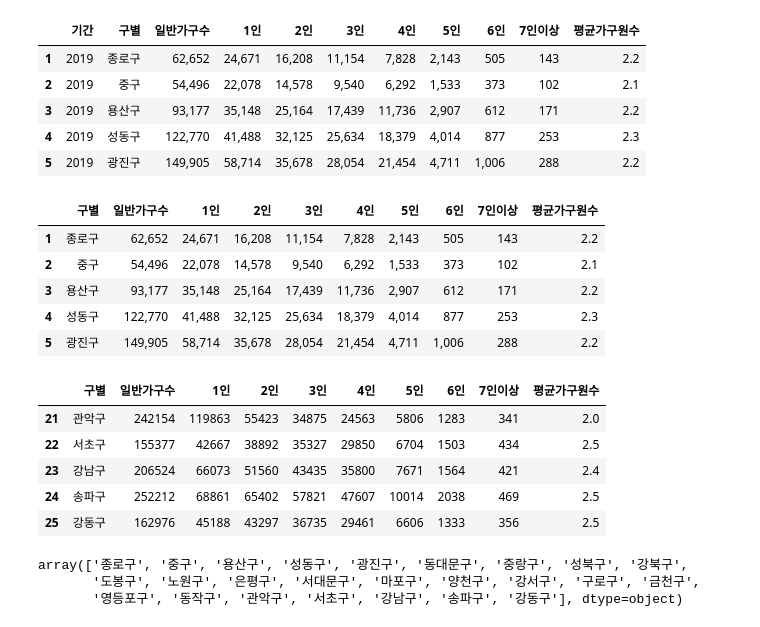
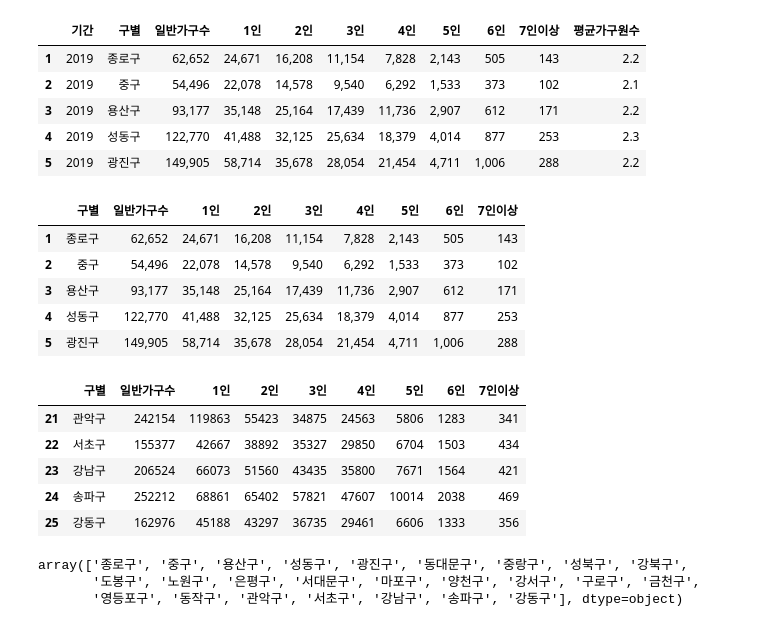
Before and after one commit to leele91/Data-Analysis-2020, a Jupyter notebook: 07.seoul/0002.가구원.ipynb, the cells around one changed output. Cells and saved outputs as stored; diff of their text form; code cells hidden in the pictures.

```diff
--- a/07.seoul/0002.가구원.ipynb
+++ b/07.seoul/0002.가구원.ipynb
@@ -45,15 +45,15 @@ soup.head()
 | 4 | 2019 | 성동구 | 122,770 | 41,488 | 32,125 | 25,634 | 18,379 | 4,014 | 877 | 253 | 2.3 |
 | 5 | 2019 | 광진구 | 149,905 | 58,714 | 35,678 | 28,054 | 21,454 | 4,711 | 1,006 | 288 | 2.2 |
 # %%
-soup2 = soup[['구별','일반가구수','1인','2인','3인','4인','5인','6인','7인이상','평균가구원수']]
+soup2 = soup[['구별','일반가구수','1인','2인','3인','4인','5인','6인','7인이상']]
 soup2.head()
 # %% [output]
-|  | 구별 | 일반가구수 | 1인 | 2인 | 3인 | 4인 | 5인 | 6인 | 7인이상 | 평균가구원수 |
-| 1 | 종로구 | 62,652 | 24,671 | 16,208 | 11,154 | 7,828 | 2,143 | 505 | 143 | 2.2 |
-| 2 | 중구 | 54,496 | 22,078 | 14,578 | 9,540 | 6,292 | 1,533 | 373 | 102 | 2.1 |
-| 3 | 용산구 | 93,177 | 35,148 | 25,164 | 17,439 | 11,736 | 2,907 | 612 | 171 | 2.2 |
-| 4 | 성동구 | 122,770 | 41,488 | 32,125 | 25,634 | 18,379 | 4,014 | 877 | 253 | 2.3 |
-| 5 | 광진구 | 149,905 | 58,714 | 35,678 | 28,054 | 21,454 | 4,711 | 1,006 | 288 | 2.2 |
+|  | 구별 | 일반가구수 | 1인 | 2인 | 3인 | 4인 | 5인 | 6인 | 7인이상 |
+| 1 | 종로구 | 62,652 | 24,671 | 16,208 | 11,154 | 7,828 | 2,143 | 505 | 143 |
+| 2 | 중구 | 54,496 | 22,078 | 14,578 | 9,540 | 6,292 | 1,533 | 373 | 102 |
+| 3 | 용산구 | 93,177 | 35,148 | 25,164 | 17,439 | 11,736 | 2,907 | 612 | 171 |
+| 4 | 성동구 | 122,770 | 41,488 | 32,125 | 25,634 | 18,379 | 4,014 | 877 | 253 |
+| 5 | 광진구 | 149,905 | 58,714 | 35,678 | 28,054 | 21,454 | 4,711 | 1,006 | 288 |
 # %%
 soup2['일반가구수'] = soup2['일반가구수'].map(lambda s: int(s.replace(',','')))
 soup2['1인'] = soup2['1인'].map(lambda s: int(s.replace(',','')))
@@ -66,12 +66,12 @@ soup2['7인이상'] = soup2['7인이상'].map(lambda s: int(s.replace(',','')))
 # %%
 soup2.tail()
 # %% [output]
-|  | 구별 | 일반가구수 | 1인 | 2인 | 3인 | 4인 | 5인 | 6인 | 7인이상 | 평균가구원수 |
-| 21 | 관악구 | 242154 | 119863 | 55423 | 34875 | 24563 | 5806 | 1283 | 341 | 2.0 |
-| 22 | 서초구 | 155377 | 42667 | 38892 | 35327 | 29850 | 6704 | 1503 | 434 | 2.5 |
-| 23 | 강남구 | 206524 | 66073 | 51560 | 43435 | 35800 | 7671 | 1564 | 421 | 2.4 |
-| 24 | 송파구 | 252212 | 68861 | 65402 | 57821 | 47607 | 10014 | 2038 | 469 | 2.5 |
-| 25 | 강동구 | 162976 | 45188 | 43297 | 36735 | 29461 | 6606 | 1333 | 356 | 2.5 |
+|  | 구별 | 일반가구수 | 1인 | 2인 | 3인 | 4인 | 5인 | 6인 | 7인이상 |
+| 21 | 관악구 | 242154 | 119863 | 55423 | 34875 | 24563 | 5806 | 1283 | 341 |
+| 22 | 서초구 | 155377 | 42667 | 38892 | 35327 | 29850 | 6704 | 1503 | 434 |
+| 23 | 강남구 | 206524 | 66073 | 51560 | 43435 | 35800 | 7671 | 1564 | 421 |
+| 24 | 송파구 | 252212 | 68861 | 65402 | 57821 | 47607 | 10014 | 2038 | 469 |
+| 25 | 강동구 | 162976 | 45188 | 43297 | 36735 | 29461 | 6606 | 1333 | 356 |
 # %%
 soup2['구별'].unique()
 # %% [output]
```
Also changed, not shown: parts of 24 cells of this notebook.
